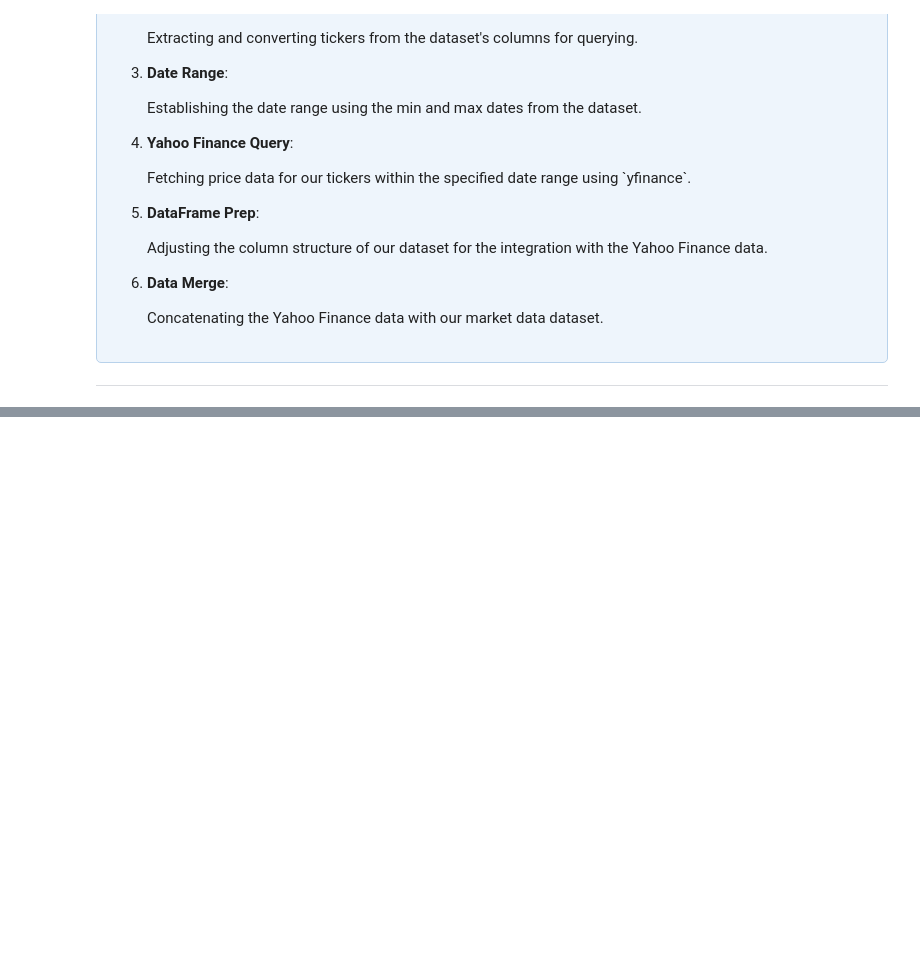
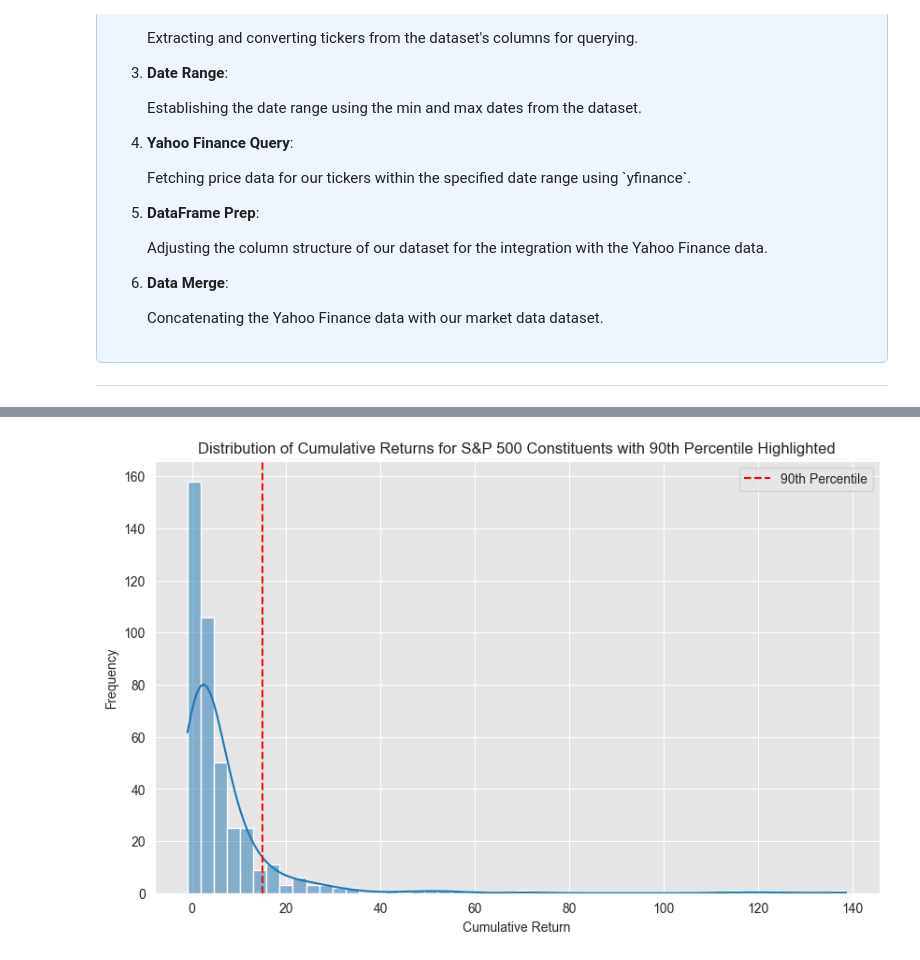
Before and after one commit to zahrabihlal/SP500-EqualVsMarket-PerformanceDive, a Jupyter notebook: MWI_vs_EWI_SP500.ipynb, the cells around one changed output, grey strips where cells are left out. Drawn from its saved outputs; the diff is of its cells as text; code cells hidden in the pictures; blank space fills up the shorter version.

```diff
--- a/MWI_vs_EWI_SP500.ipynb
+++ b/MWI_vs_EWI_SP500.ipynb
@@ -206,18 +214,18 @@ df.head()
 ---
 # %%
 import yfinance as yf
+from datetime import timedelta
 
-
-tickers = [col.replace('Market Cap ', '') for col in df.columns]
+tickers = [col.replace('Market Cap ', '') for col in data_2006.columns]
 tickers = [ticker.replace("BF.B", "BF-B").replace("BRK.B", "BRK-B") for ticker in tickers]
 tickers_str = ' '.join(tickers)
 
-start_date = df.index.min()
-end_date = df.index.max()
+start_date = data_2006.index.min()
+end_date = data_2006.index.max()
 
 yf_data = yf.download(tickers_str, start=start_date, end=end_date, group_by='ticker')
 
-df_copy = df.copy()
+df_copy = data_2006.copy()
 df_copy.columns = pd.MultiIndex.from_product([tickers, ['Market Cap']])
 
 
@@ -385,0 +260,2 @@ fig.show()
+# %%
+merged_data = merged_data[merged_data.index < '2023-08-07']
@@ -385,0 +277,2 @@ fig.show()
+# %%
+merged_data = merged_data.drop(list(nan_locations_df["Attribute"].unique()), level=0, axis=1)
@@ -385,0 +385,3 @@ fig.show()
+# %%
+df_portfolio = data_copy.sort_index(axis=1)
+df_portfolio.tail()
@@ -385,0 +514,20 @@ fig.show()
+# %%
+import seaborn as sns
+
+cumulative_returns = (1 + df_portfolio.xs('Return', level=1, axis=1)).cumprod() - 1
+final_cumulative_returns = cumulative_returns.iloc[-1]
+
+percentile_90_threshold = final_cumulative_returns.quantile(0.9)
+
+plt.figure(figsize=(10, 6))
+sns.histplot(final_cumulative_returns, bins=50, kde=True)
+
+plt.axvline(x=percentile_90_threshold, color='red', linestyle='--', label='90th Percentile')
+
+plt.xlabel('Cumulative Return')
+plt.ylabel('Frequency')
+plt.title('Distribution of Cumulative Returns for S&P 500 Constituents with 90th Percentile Highlighted')
+plt.legend()
+plt.show()
+# %% [output]
+[figure, added]
```
Also changed, not shown: parts of 42 cells of this notebook.
